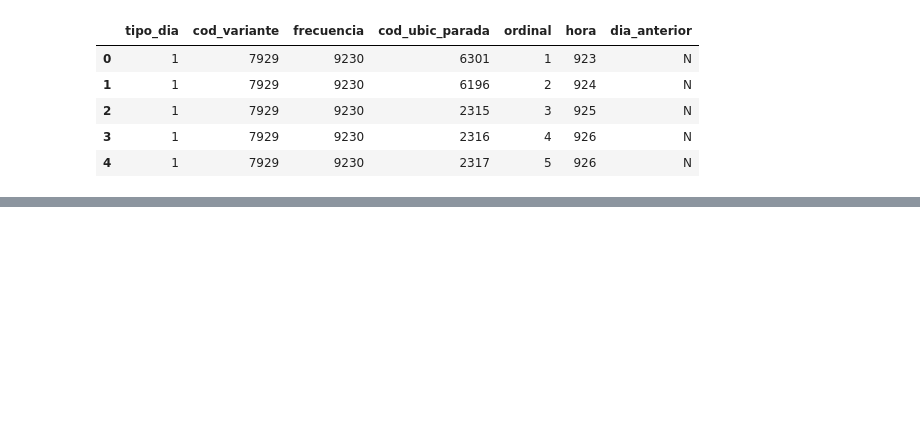
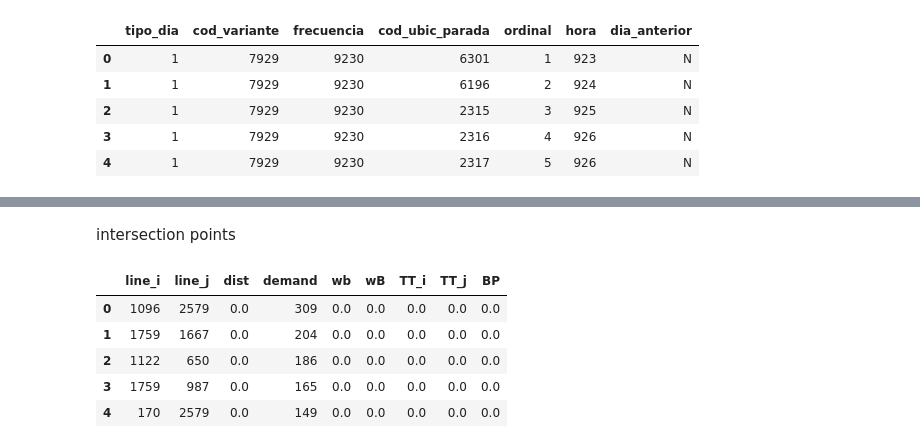
Before and after one commit to jonathan-murana/bus-generator, a Jupyter notebook: bus.ipynb, the cells around one changed output, grey strips where cells are left out. Drawn from its saved outputs; the diff is of its cells as text; code cells hidden in the pictures; blank space fills up the shorter version.

```diff
--- a/bus.ipynb
+++ b/bus.ipynb
@@ -72,3 +76,7 @@ recorridos_variantes_no_maximales.head()
 | 2 | 46204185.0 | 7 | 1 | B | 4041.0 | 2912.0 | 1 | 66 | None |
 | 3 | 46204186.0 | 15 | 14 | B | 3922.0 | 3207.0 | 1 | 39 | None |
 | 4 | 46204187.0 | 17 | 14 | B | 6091.0 | 2474.0 | 40 | 47 | None |
+# %%
+# https://catalogodatos.gub.uy/dataset/lineas-omnibus-origen-y-destino
+trasbordos = pd.read_csv('files/trasbordos.csv',sep=',')
+trasbordos.head()
@@ -74,0 +110,19 @@ recorridos_variantes_no_maximales.head()
+# %% [markdown]
+intersection points
+# %%
+points = trasbordos[['line_id_1','line_id_2','n_transfers']]
+points.columns = ['line_i','line_j','demand']
+points.insert(2, 'dist', np.zeros(len(points)))
+points.insert(4, 'wb',np.zeros(len(points)))
+points.insert(5, 'wB', np.zeros(len(points)))
+points.insert(6, 'TT_i', np.zeros(len(points)))
+points.insert(7, 'TT_j', np.zeros(len(points)))
+points.insert(8, 'BP', np.zeros(len(points)))
+points.head()
+# %% [output]
+|  | line_i | line_j | dist | demand | wb | wB | TT_i | TT_j | BP |
+| 0 | 1096 | 2579 | 0.0 | 309 | 0.0 | 0.0 | 0.0 | 0.0 | 0.0 |
+| 1 | 1759 | 1667 | 0.0 | 204 | 0.0 | 0.0 | 0.0 | 0.0 | 0.0 |
+| 2 | 1122 | 650 | 0.0 | 186 | 0.0 | 0.0 | 0.0 | 0.0 | 0.0 |
+| 3 | 1759 | 987 | 0.0 | 165 | 0.0 | 0.0 | 0.0 | 0.0 | 0.0 |
+| 4 | 170 | 2579 | 0.0 | 149 | 0.0 | 0.0 | 0.0 | 0.0 | 0.0 |
```
Also changed, not shown: parts of 8 cells of this notebook, 10 other files.
